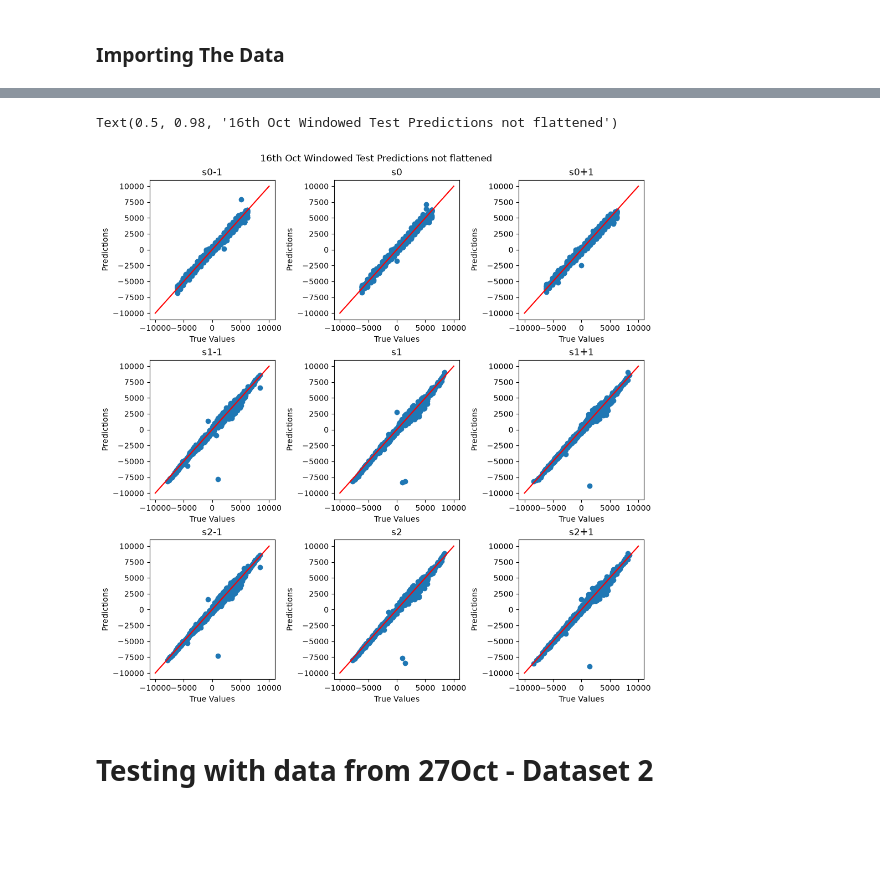
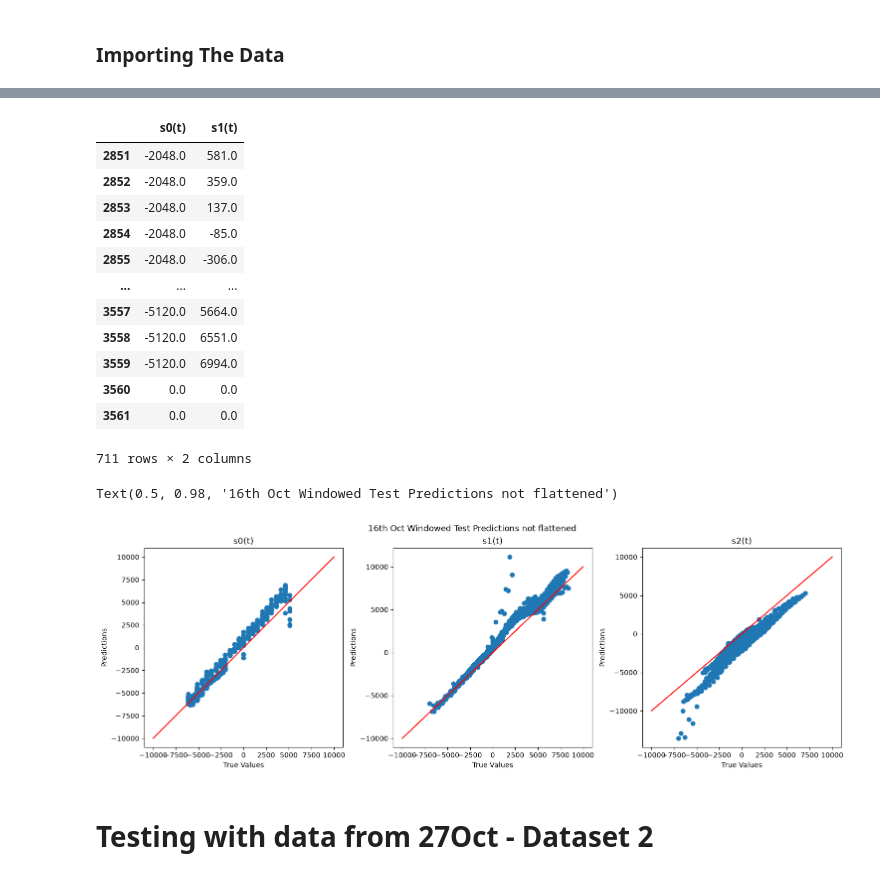
Before and after one commit to Abigail-Yates/DeltabotProject, a Jupyter notebook: TensorFlow/Trials/16Oct_MLP_Window.ipynb, the cells around one changed output, grey strips where cells are left out. Saved outputs shown, nothing was run; the diff lists cells and outputs as text; code cells hidden in the pictures; blank space fills up the shorter version.

Commit message:
add series_to_supervised logic for window

```diff
--- a/TensorFlow/Trials/16Oct_MLP_Window.ipynb
+++ b/TensorFlow/Trials/16Oct_MLP_Window.ipynb
@@ -172,0 +90,13 @@ def evaluate_model(model_name, y_test, y_pred, is_scaled=False):
+# %%
+values = dataset.values
+
+cxcy_window = series_to_supervised(dataset,10,1)
+
+cols_to_drop = cxcy_window.filter(regex="var3|4|5.*")
+inputs = cxcy_window.drop(list(cols_to_drop), axis=1)
+
+cxcy_window = cxcy_window.rename(columns={"var3(t)": "s0(t)", "var4(t)": "s1(t)", "var5(t)": "s2(t)"})
+outputs = cxcy_window[["s0(t)","s1(t)","s2(t)"]] #calculate s2(t) from s2 = -(s0 + s1)
+
+display(outputs.head(1))
+display(inputs.head(1))
@@ -332,22 +249,41 @@ print(len(y_test_scaled), len(y_pred))
+# %%
+y_pred_inverse = DataFrame(y_pred_inverse)
+
+y_pred_inverse[2]= -(y_pred_inverse[0] + y_pred_inverse[1])
+y_pred_inverse[0]
+y_test
+# %% [output]
+|  | s0(t) | s1(t) |
+| 2851 | -2048.0 | 581.0 |
+| 2852 | -2048.0 | 359.0 |
+| 2853 | -2048.0 | 137.0 |
+| 2854 | -2048.0 | -85.0 |
+| 2855 | -2048.0 | -306.0 |
+| ... | ... | ... |
+| 3557 | -5120.0 | 5664.0 |
+| 3558 | -5120.0 | 6551.0 |
+| 3559 | -5120.0 | 6994.0 |
+| 3560 | 0.0 | 0.0 |
+| 3561 | 0.0 | 0.0 |
+711 rows × 2 columns
 # %%
-fig, axs = plt.subplots(3, 3, figsize=(10,10), constrained_layout=True)
-k = 0
-for i, label in enumerate(['s0', 's1', 's2']):
-    for j , position in enumerate(["-1", "", "+1"]):
-        subplot = axs[i,j]
-        subplot.scatter(y_test_inverse[:, k], y_pred_inverse[:, k])
-        lims = [-10000, 10000]
-        subplot.set_xlabel('True Values')
-        subplot.set_ylabel('Predictions')
-        # subplot.set_xlim(lims)
-        # subplot.set_ylim(lims)
-        _ =subplot.plot(lims, lims, color="red")
-        subplot.set_title(label + position)
-        k = k+1
+fig, axs = plt.subplots(1,3, figsize=(15,5), constrained_layout=True)
+
+
+for i, label in enumerate(['s0(t)', 's1(t)', 's2(t)']):
+    subplot = axs[i]
+    subplot.scatter(y_test_all[label], y_pred_inverse[i])
+    lims = [-10000, 10000]
+    subplot.set_xlabel('True Values')
+    subplot.set_ylabel('Predictions')
+    # subplot.set_xlim(lims)
+    # subplot.set_ylim(lims)
+    _ =subplot.plot(lims, lims, color="red")
+    subplot.set_title(label)
 fig.suptitle("16th Oct Windowed Test Predictions not flattened")
 # %% [output]
 Text(0.5, 0.98, '16th Oct Windowed Test Predictions not flattened')
-[figure, old version]
+[figure, new version]
 # %% [markdown]
 <h1> Testing with data from 27Oct - Dataset 2
 # %% [markdown]
```
Also changed, not shown: parts of 41 cells of this notebook.
